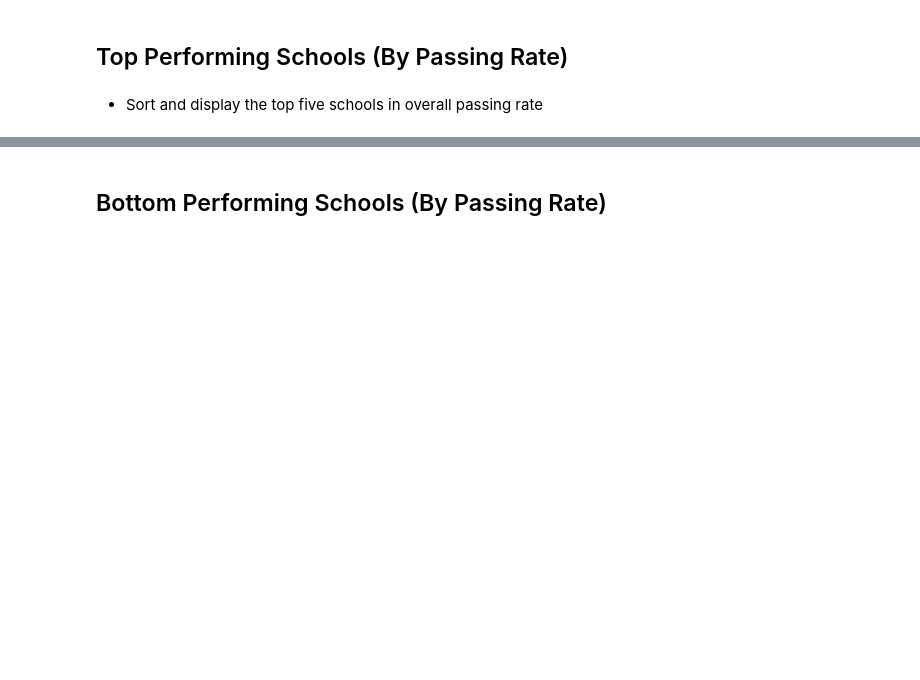
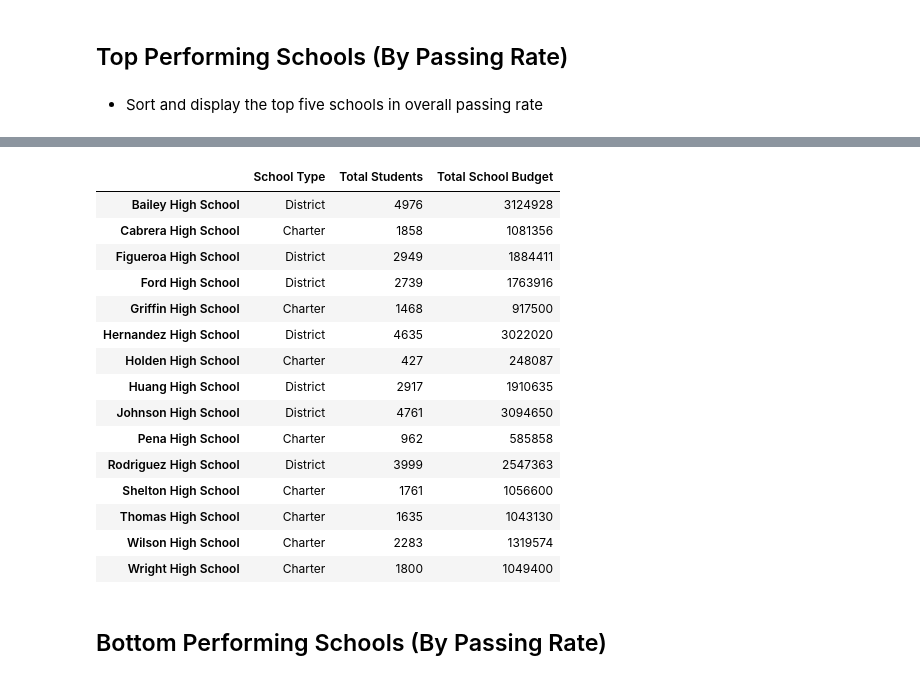
Before and after one commit to davidjaimes/school-district-budget-analysis, a Jupyter notebook: CitySchools.ipynb, the cells around one changed output, grey strips where cells are left out. Cells and saved outputs as stored; diff of their text form; code cells hidden in the pictures; blank space fills up the shorter version.

```diff
--- a/CitySchools.ipynb
+++ b/CitySchools.ipynb
@@ -102,3 +104,32 @@ pd.DataFrame({
+# %%
+group_schools = school_data_complete.groupby('school_name')
+school_names = [y for x in group_schools['school_name'].unique() for y in x]
+school_type = [y for x in group_schools['type'].unique() for y in x]
+total_students = [len(x) for x in group_schools['Student ID'].unique()]
+total_budget = [y for x in group_schools['budget'].unique() for y in x]
+
+pd.DataFrame({
+    'School Type': school_type,
+    'Total Students': total_students,
+    'Total School Budget': total_budget,
+}, index=school_names)
+# %% [output]
+|  | School Type | Total Students | Total School Budget |
+| Bailey High School | District | 4976 | 3124928 |
+| Cabrera High School | Charter | 1858 | 1081356 |
+| Figueroa High School | District | 2949 | 1884411 |
+| Ford High School | District | 2739 | 1763916 |
+| Griffin High School | Charter | 1468 | 917500 |
+| Hernandez High School | District | 4635 | 3022020 |
+| Holden High School | Charter | 427 | 248087 |
+| Huang High School | District | 2917 | 1910635 |
+| Johnson High School | District | 4761 | 3094650 |
+| Pena High School | Charter | 962 | 585858 |
+| Rodriguez High School | District | 3999 | 2547363 |
+| Shelton High School | Charter | 1761 | 1056600 |
+| Thomas High School | Charter | 1635 | 1043130 |
+| Wilson High School | Charter | 2283 | 1319574 |
+| Wright High School | Charter | 1800 | 1049400 |
 # %% [markdown]
 ## Bottom Performing Schools (By Passing Rate)
 # %% [markdown]
```
Also changed, not shown: parts of 2 cells of this notebook.
